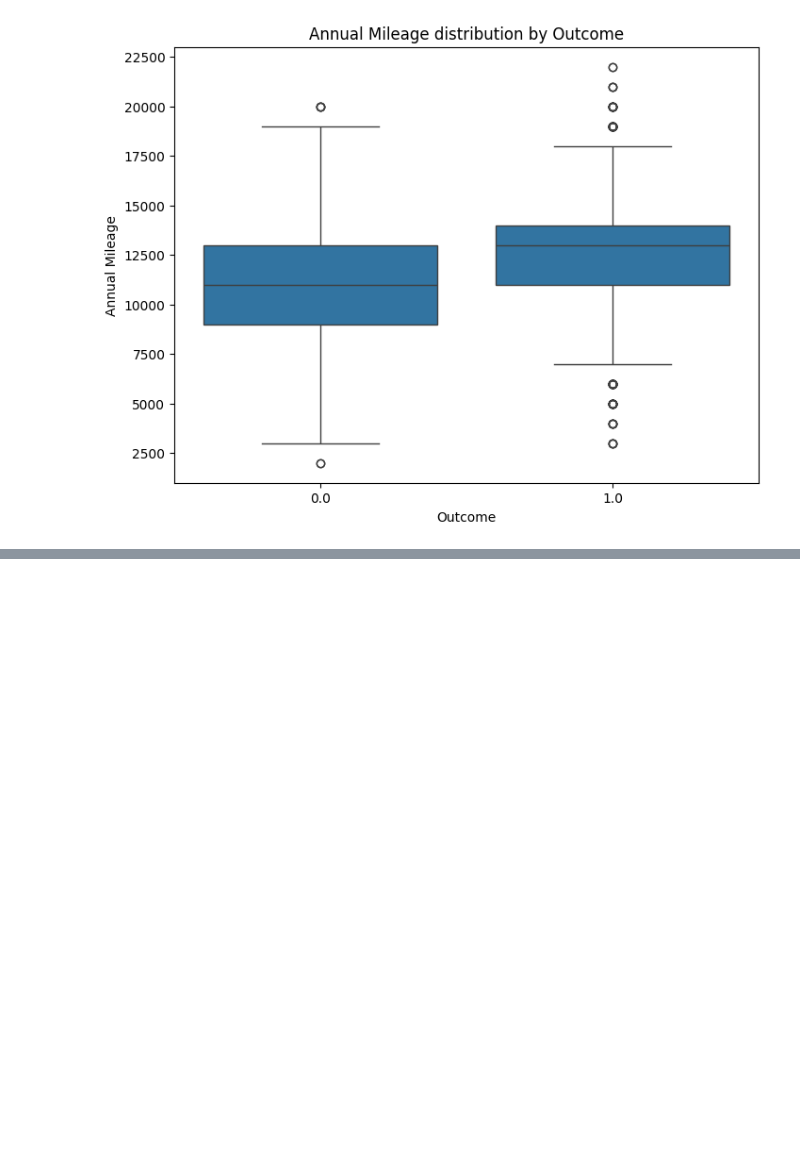
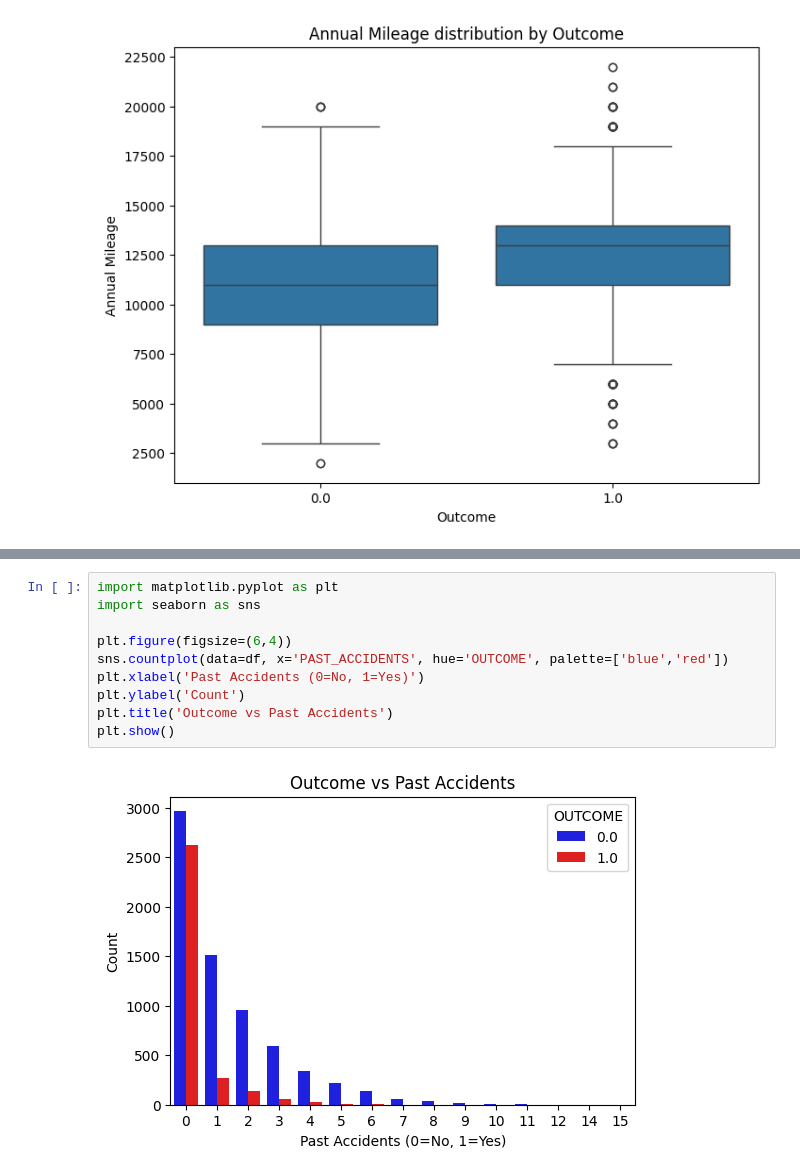
Before and after one commit to farahwadya/Car-insurance-intermediate-machine-learning-project, a Jupyter notebook: Car_insurance_prj.ipynb, the cells around one changed output, grey strips where cells are left out. Cells and saved outputs as stored; diff of their text form; blank space fills up the shorter version.

```diff
--- a/Car_insurance_prj.ipynb
+++ b/Car_insurance_prj.ipynb
@@ -223,0 +218,12 @@ plt.show()
+# %%
+import matplotlib.pyplot as plt
+import seaborn as sns
+
+plt.figure(figsize=(6,4))
+sns.countplot(data=df, x='PAST_ACCIDENTS', hue='OUTCOME', palette=['blue','red'])
+plt.xlabel('Past Accidents (0=No, 1=Yes)')
+plt.ylabel('Count')
+plt.title('Outcome vs Past Accidents')
+plt.show()
+# %% [output]
+[figure, added]
```
Also changed, not shown: parts of 3 cells of this notebook.
